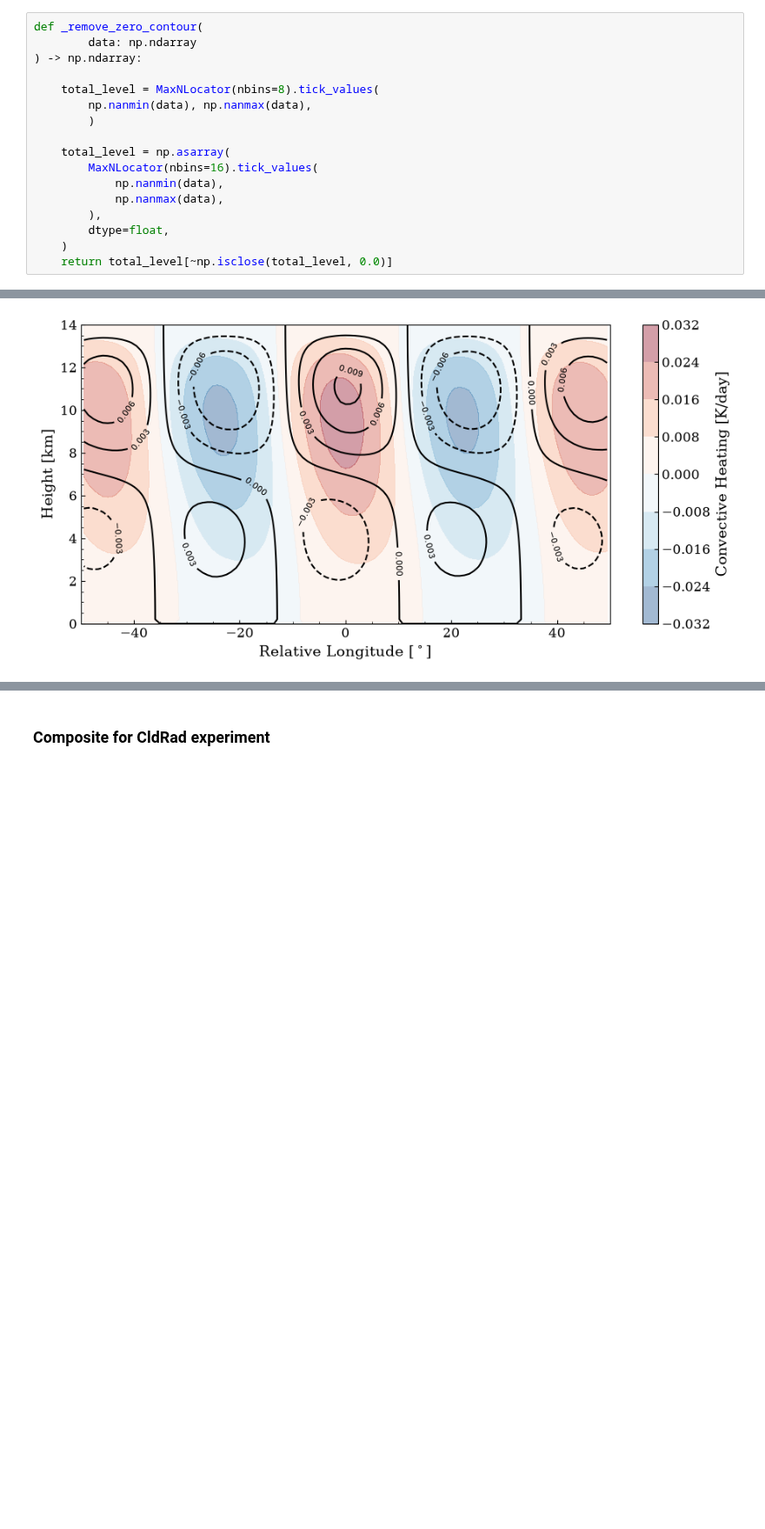
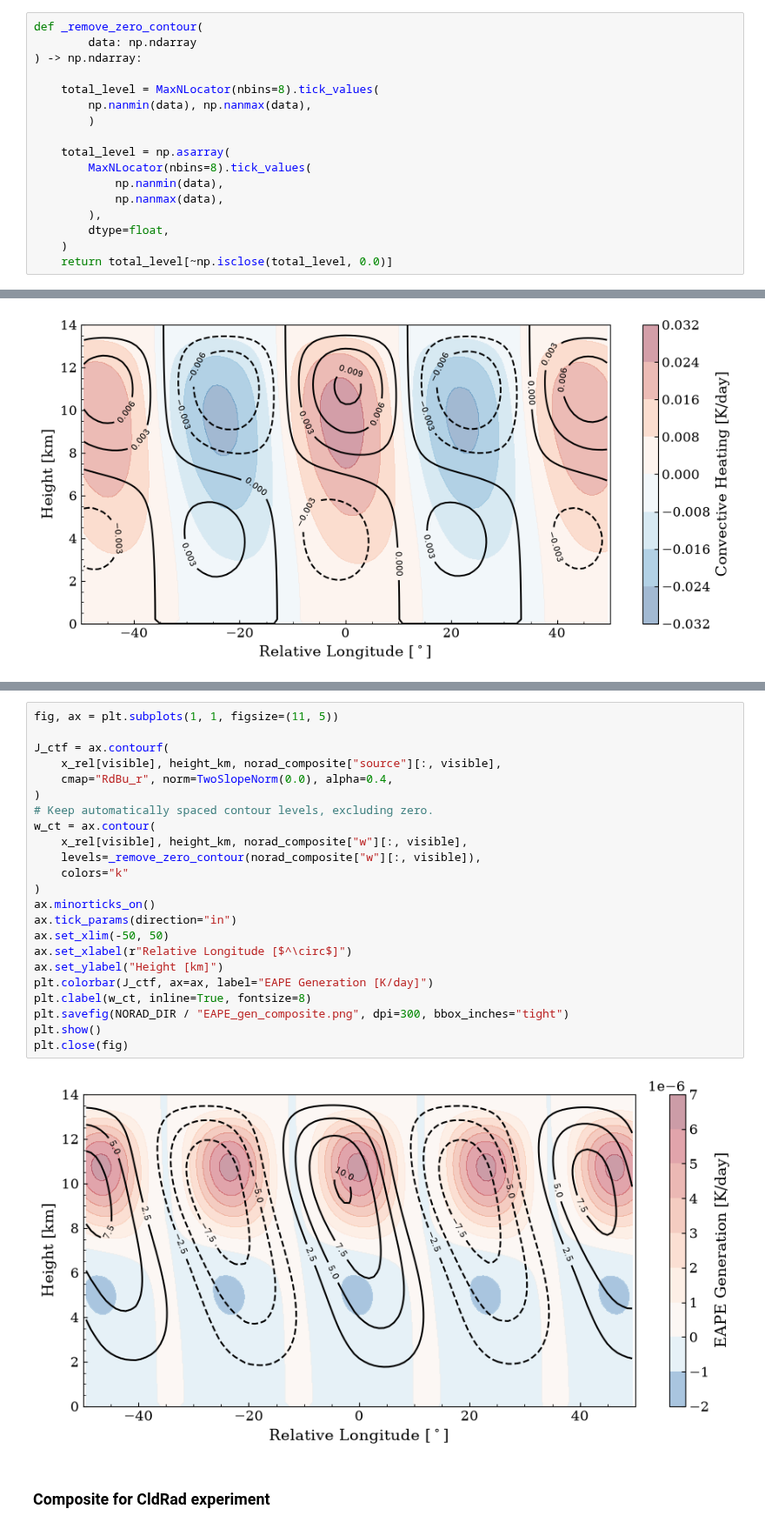
Before and after one commit to JosephKan828/KW_CRI_manuscript, a Jupyter notebook: Code/model/Composite.ipynb, the cells around one changed output, grey strips where cells are left out. Shown at 87% size. Drawn from its saved outputs; the diff is of its cells as text; blank space fills up the shorter version.

Commit message:
2026/09/15 Composite profile for EAPE generation

```diff
--- a/Code/model/Composite.ipynb
+++ b/Code/model/Composite.ipynb
@@ -130,7 +138,7 @@ def _remove_zero_contour(
         )
 
     total_level = np.asarray(
-        MaxNLocator(nbins=16).tick_values(
+        MaxNLocator(nbins=8).tick_values(
             np.nanmin(data),
             np.nanmax(data),
         ),
@@ -209,3 +219,28 @@ plt.close(fig)
+# %%
+fig, ax = plt.subplots(1, 1, figsize=(11, 5))
+
+J_ctf = ax.contourf(
+    x_rel[visible], height_km, norad_composite["source"][:, visible],
+    cmap="RdBu_r", norm=TwoSlopeNorm(0.0), alpha=0.4,
+)
+# Keep automatically spaced contour levels, excluding zero.
+w_ct = ax.contour(
+    x_rel[visible], height_km, norad_composite["w"][:, visible],
+    levels=_remove_zero_contour(norad_composite["w"][:, visible]),
+    colors="k"
+)
+ax.minorticks_on()
+ax.tick_params(direction="in")
+ax.set_xlim(-50, 50)
+ax.set_xlabel(r"Relative Longitude [$^\circ$]")
+ax.set_ylabel("Height [km]")
+plt.colorbar(J_ctf, ax=ax, label="EAPE Generation [K/day]")
+plt.clabel(w_ct, inline=True, fontsize=8)
+plt.savefig(NORAD_DIR / "EAPE_gen_composite.png", dpi=300, bbox_inches="tight")
+plt.show()
+plt.close(fig)
+# %% [output]
+[figure, added]
 # %% [markdown]
 ### Composite for CldRad experiment
 # %% [markdown]
```
Also changed, not shown: parts of 10 cells of this notebook, 5 other files.
